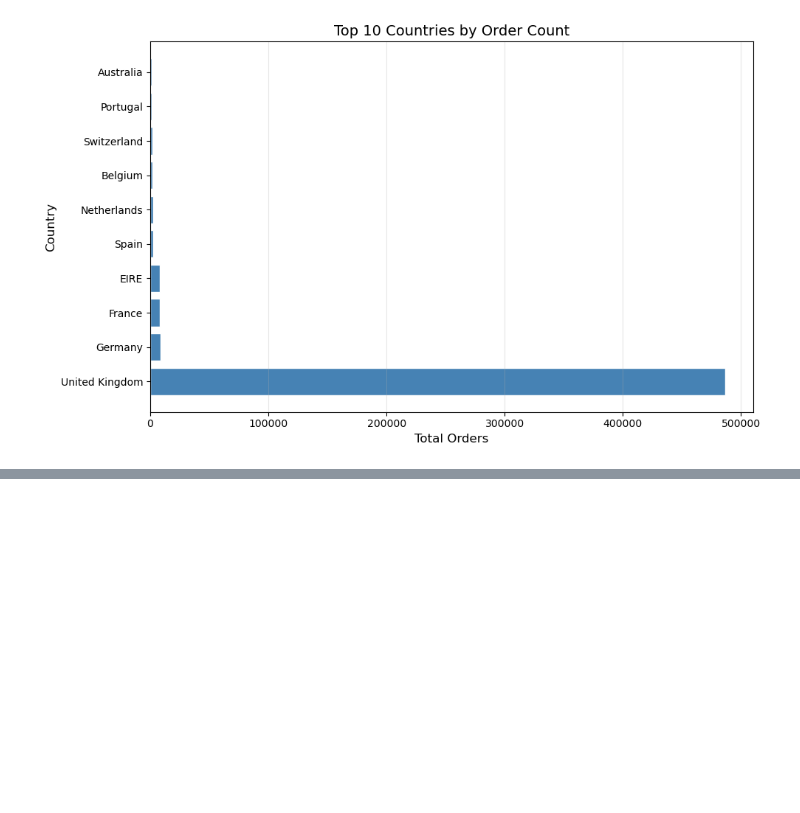
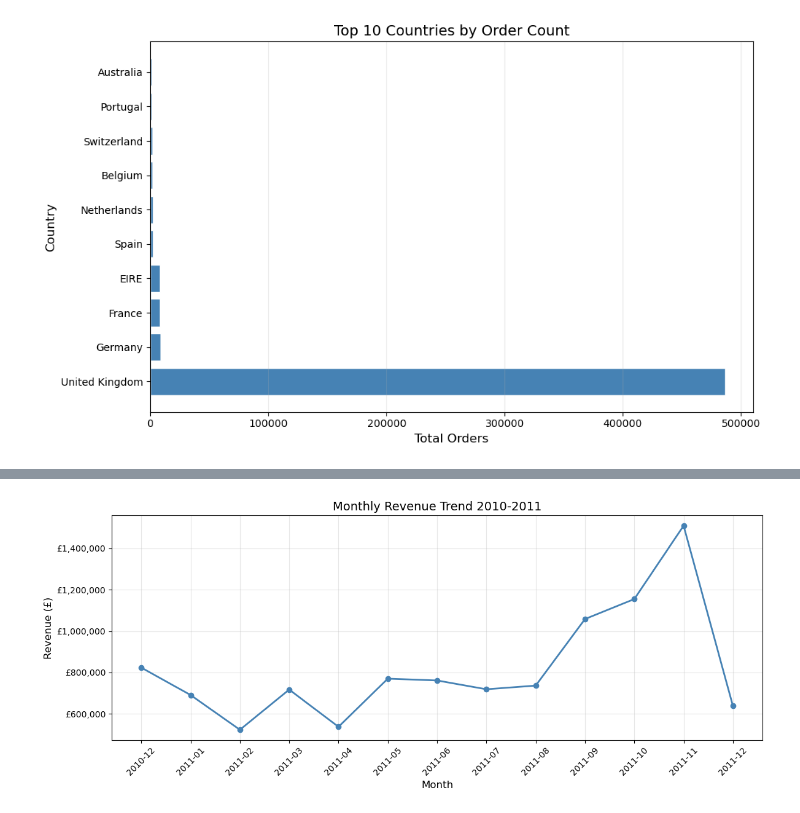
Before and after one commit to Danammadhunika/ml-journey, a Jupyter notebook: project_03_ecommerce_sql/notebooks/ecommerce_sql_analysis.ipynb, the cells around one changed output, grey strips where cells are left out. Drawn from its saved outputs; the diff is of its cells as text; code cells hidden in the pictures; blank space fills up the shorter version.

```diff
--- a/project_03_ecommerce_sql/notebooks/ecommerce_sql_analysis.ipynb
+++ b/project_03_ecommerce_sql/notebooks/ecommerce_sql_analysis.ipynb
@@ -2803,0 +3163,63 @@ plt.show()
+# %%
+# ============================================
+# CHART 2 — Monthly Revenue Line Chart
+# Business Question: How did monthly revenue
+#                    trend across 2010-2011?
+# ============================================
+
+# WHY LINE CHART?
+# Line charts show TRENDS over time perfectly!
+# Connects data points to show movement!
+# Easy to spot peaks, drops, and patterns!
+# Best chart type for time series data!
+# Bar chart would not show trend as clearly!
+
+# WHY marker='o'?
+# Adds a dot at each data point!
+# Makes each month clearly visible!
+# Without marker → just a line, no dots!
+# With marker → can see exact monthly points!
+
+# WHY rotation=45 for xticks?
+# Month labels are long → 2011-11 etc!
+# Without rotation → labels overlap each other!
+# 45 degrees → labels fit perfectly!
+
+# WHY yaxis formatter?
+# Default shows scientific notation → 1e6
+# Very hard to read for business people!
+# £{x:,.0f} converts to → £1,509,496
+# Comma separator makes large numbers readable!
+# Always format axes for business charts!
+
+# DATA SOURCE:
+# Using result_q2 from Analysis Question 2!
+# Already has month and revenue from LAG query!
+# No need to requery database!
+
+# Key Insights:
+# November 2011 = clear peak at £1,509,496!
+# January-February = lowest — post holiday drop!
+# September to November = steady climb upward!
+# December sharp drop after November peak!
+# Classic UK gift shop seasonal pattern!
+
+df_monthly = result_q2
+
+plt.figure(figsize=(12, 5))
+plt.plot(df_monthly['month'],
+         df_monthly['revenue'],
+         marker='o',
+         color='steelblue',
+         linewidth=2)
+plt.title('Monthly Revenue Trend 2010-2011', fontsize=14)
+plt.xlabel('Month', fontsize=12)
+plt.ylabel('Revenue (£)', fontsize=12)
+plt.xticks(rotation=45)
+plt.grid(True, alpha=0.3)
+plt.gca().yaxis.set_major_formatter(
+    plt.FuncFormatter(lambda x, p: f'£{x:,.0f}'))
+plt.tight_layout()
+plt.show()
+# %% [output]
+[figure, added]
```
Also changed, not shown: parts of 7 cells of this notebook, 1 other file.
